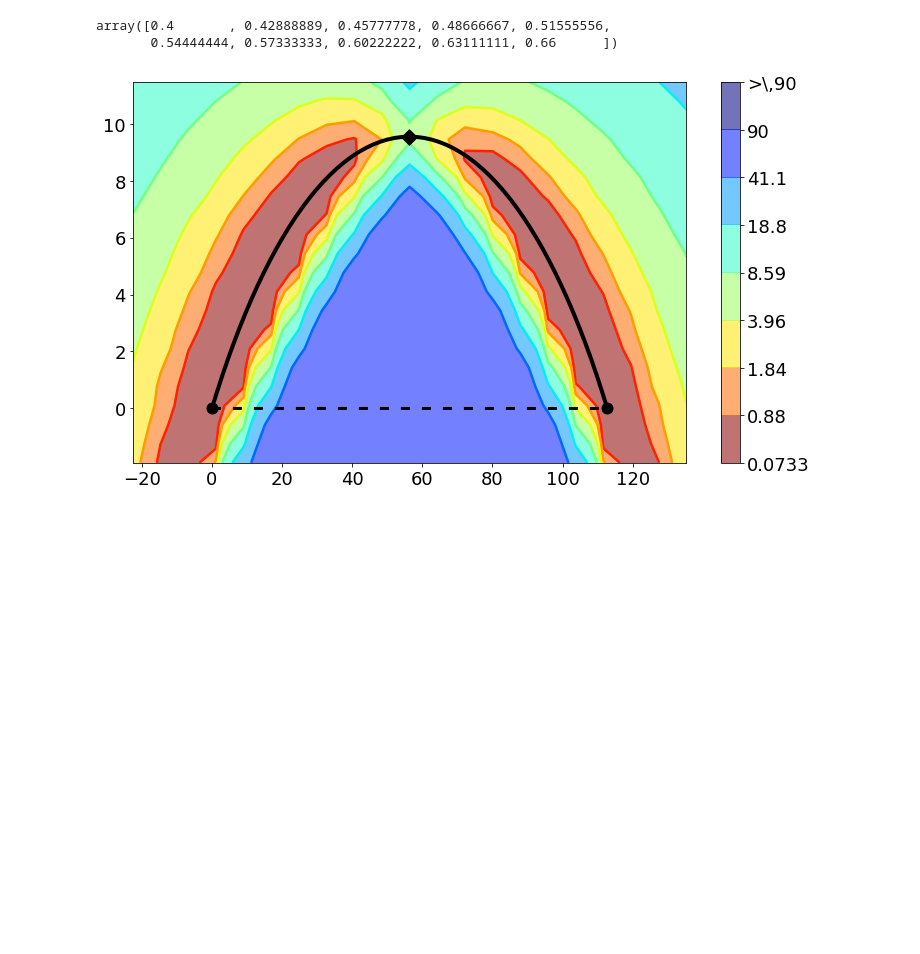
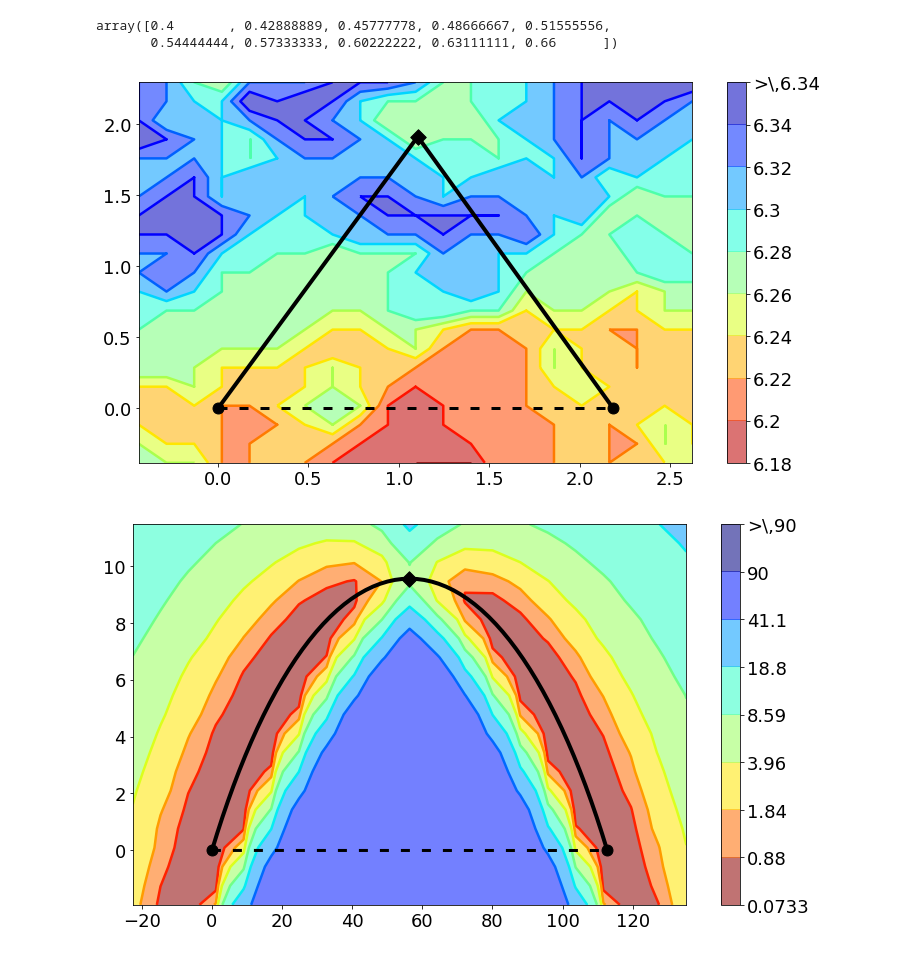
Before and after one commit to avecplezir/dnn-mode-connectivity, a Jupyter notebook: plot_surface.ipynb, the cells around one changed output. Saved outputs shown, nothing was run; the diff lists cells and outputs as text; code cells hidden in the pictures; blank space fills up the shorter version.

```diff
--- a/plot_surface.ipynb
+++ b/plot_surface.ipynb
@@ -54,17 +54,17 @@ def plane(grid, values, vmax=None, log_alpha=-5, N=7, cmap='jet_r', levels=None)
         levels[-1] = clipped.max()
         levels = np.concatenate((levels, [1e10]))
 #     print(levels)
-#     levels = np.linspace(clipped.min(), clipped.max(), 20)
+    levels = np.linspace(clipped.min(), clipped.max(), 10)
 #     levels = list(np.linspace(clipped.min(), clipped.min()+10, 5))+list(np.linspace(clipped.min()+10, clipped.max(), 5))[1:]
 #     levels = np.concatenate((levels, [1e10]))
 #     print(levels)
     norm = LogNormalize(clipped.min() - 1e-8, clipped.max() + 1e-8, log_alpha=log_alpha)
-    contour = plt.contour(grid[:, :, 0], grid[:, :, 1], values, cmap=cmap, norm=norm,
+    contour = plt.contour(grid[:, :, 0], grid[:, :, 1], values, cmap=cmap, #norm=norm,
                           linewidths=2.5,
                           zorder=1,
                           levels=levels
                          )
-    contourf = plt.contourf(grid[:, :, 0], grid[:, :, 1], values, cmap=cmap, norm=norm,
+    contourf = plt.contourf(grid[:, :, 0], grid[:, :, 1], values, cmap=cmap, #norm=norm,
                             levels=levels,
                             zorder=0,
                             alpha=0.55)
@@ -82,7 +82,7 @@ def plot(f):
 
     contour, contourf, colorbar, levels = plane(
         file['grid'],
-        file['tr_err'],
+        file['te_err'],
         vmax=100,
         log_alpha=-1.0,
         N=7,
@@ -101,6 +101,10 @@ def plot(f):
     plt.xticks(fontsize=18)
     colorbar.ax.tick_params(labelsize=18)
     plt.show()
+# %%
+plot('LogRegression_3dif')
+# %% [output]
+[figure, added]
 # %%
 plot('ArcModel1_learned')
 # %% [output]
```
Also changed, not shown: 25 other files.
